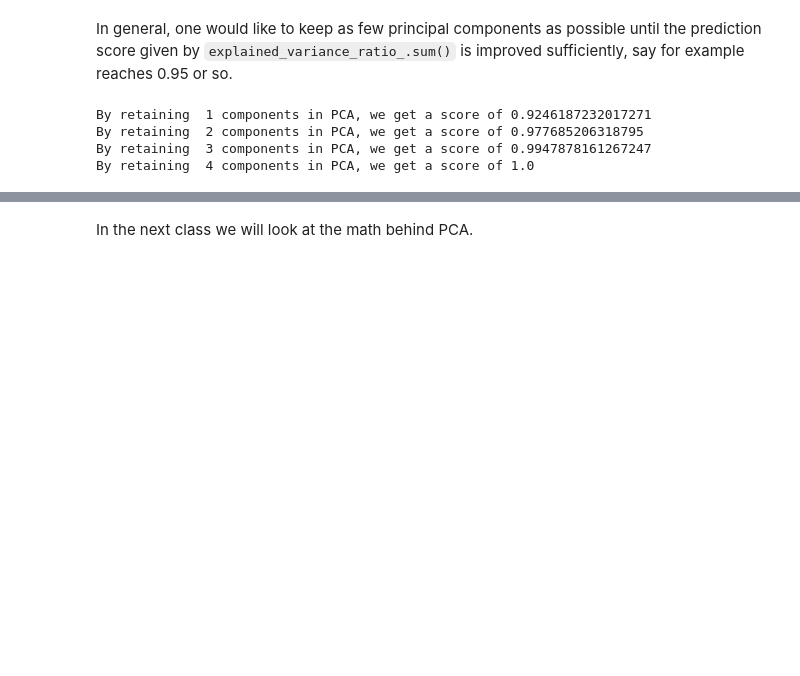
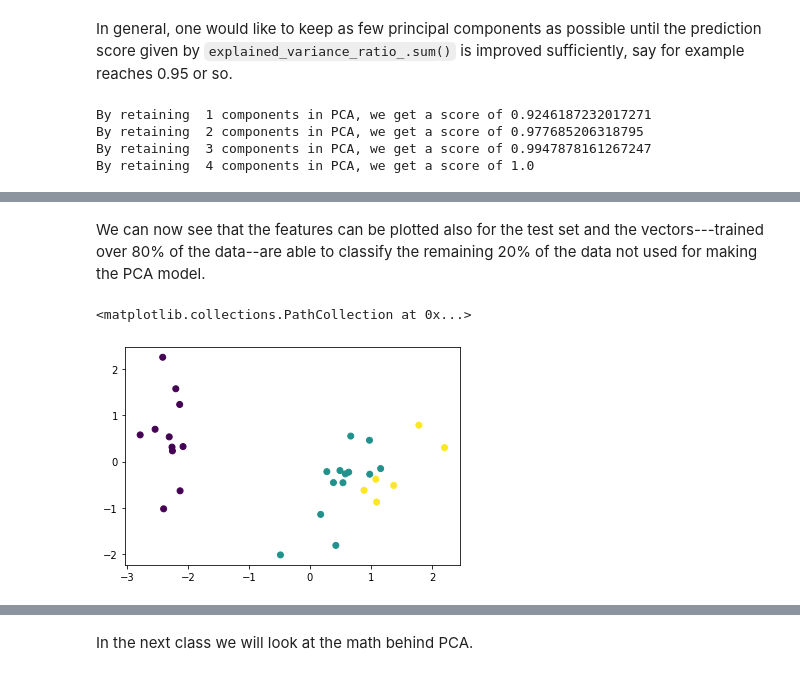
Before and after one commit to raghurama123/DataScience, a Jupyter notebook: notebooks/DS_03.ipynb, the cells around one changed output, grey strips where cells are left out. Cells and saved outputs as stored; diff of their text form; code cells hidden in the pictures; blank space fills up the shorter version.

```diff
--- a/notebooks/DS_03.ipynb
+++ b/notebooks/DS_03.ipynb
@@ -281,0 +316,7 @@ By retaining  4 components in PCA, we get a score of 1.0
+# %% [markdown]
+We can now see that the features can be plotted also for the test set and the vectors---trained over 80% of the data--are able to classify the remaining 20% of the data not used for making the PCA model.
+# %%
+plt.scatter(X_test[:,0],X_test[:,1],c=y_test)
+# %% [output]
+<matplotlib.collections.PathCollection at 0x...>
+[figure, added]
```
Also changed, not shown: parts of 14 cells of this notebook.
